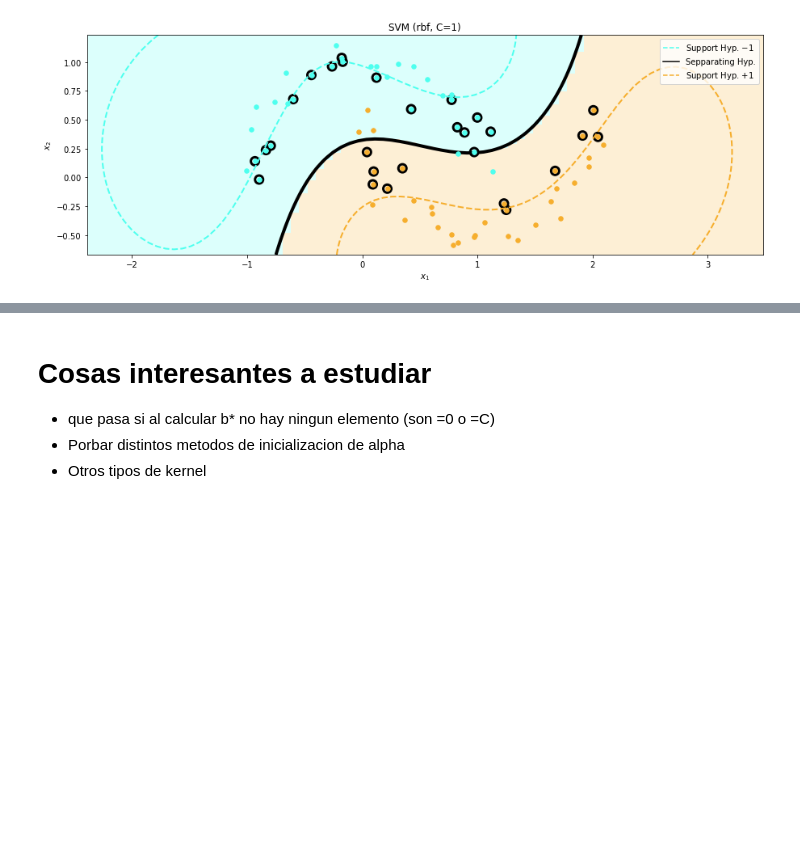
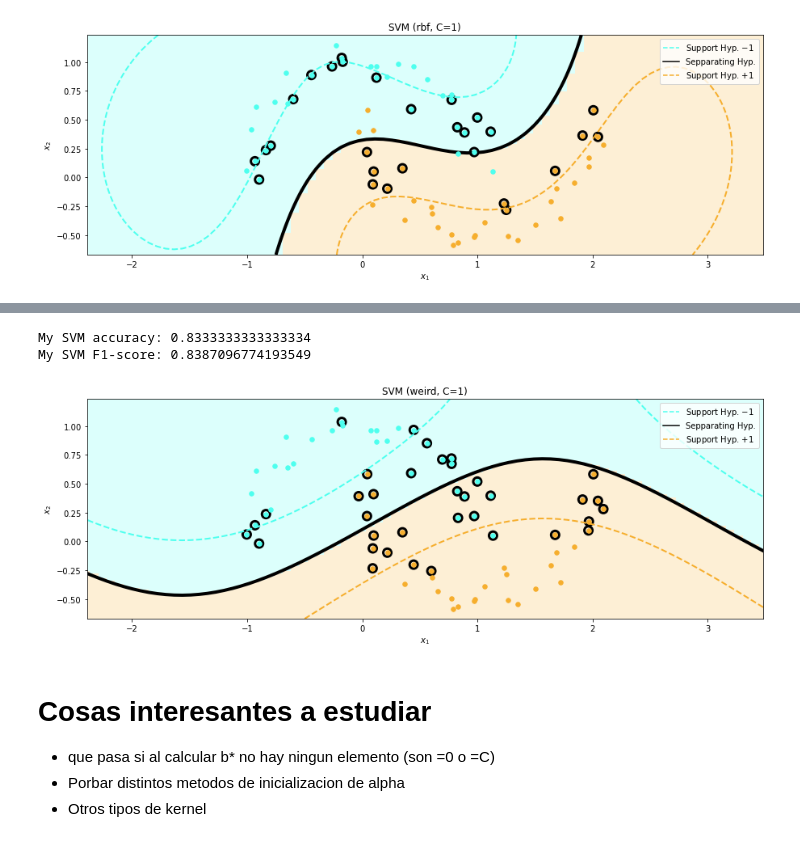
Before and after one commit to fjsaezm/mcd-maaa, a Jupyter notebook: P1/SMO.ipynb, the cells around one changed output, grey strips where cells are left out. Saved outputs shown, nothing was run; the diff lists cells and outputs as text; code cells hidden in the pictures; blank space fills up the shorter version.

```diff
--- a/P1/SMO.ipynb
+++ b/P1/SMO.ipynb
@@ -573,3 +597,22 @@ My SVM F1-score: 0.7000000000000001
+# %%
+def plot_sin_kernel(x_tr, y_tr, x_te, y_te):
+    kernel = lambda X, Y: linear_kernel(np.sin(X), np.sin(Y))
+
+    model = MySVC(kernel=kernel)
+    model.fit(x_tr, y_tr)
+    y_predicted = model.predict(x_te)
+
+    print('My SVM accuracy: {}'.format(accuracy_score(y_te, y_predicted)))
+    print('My SVM F1-score: {} \n'.format(f1_score(y_te, y_predicted)))
+    plot_svc(x_tr, y_tr, model)
+    plt.title('SVM (weird, C=1)')
+    plt.show()
+
+plot_sin_kernel(x_tr, y_tr, x_te, y_te)
+# %% [output]
+My SVM accuracy: 0.8333333333333334
+My SVM F1-score: 0.8387096774193549
+[figure, added]
 # %% [markdown]
 # Cosas interesantes a estudiar
 
```
Also changed, not shown: parts of 15 cells of this notebook.
